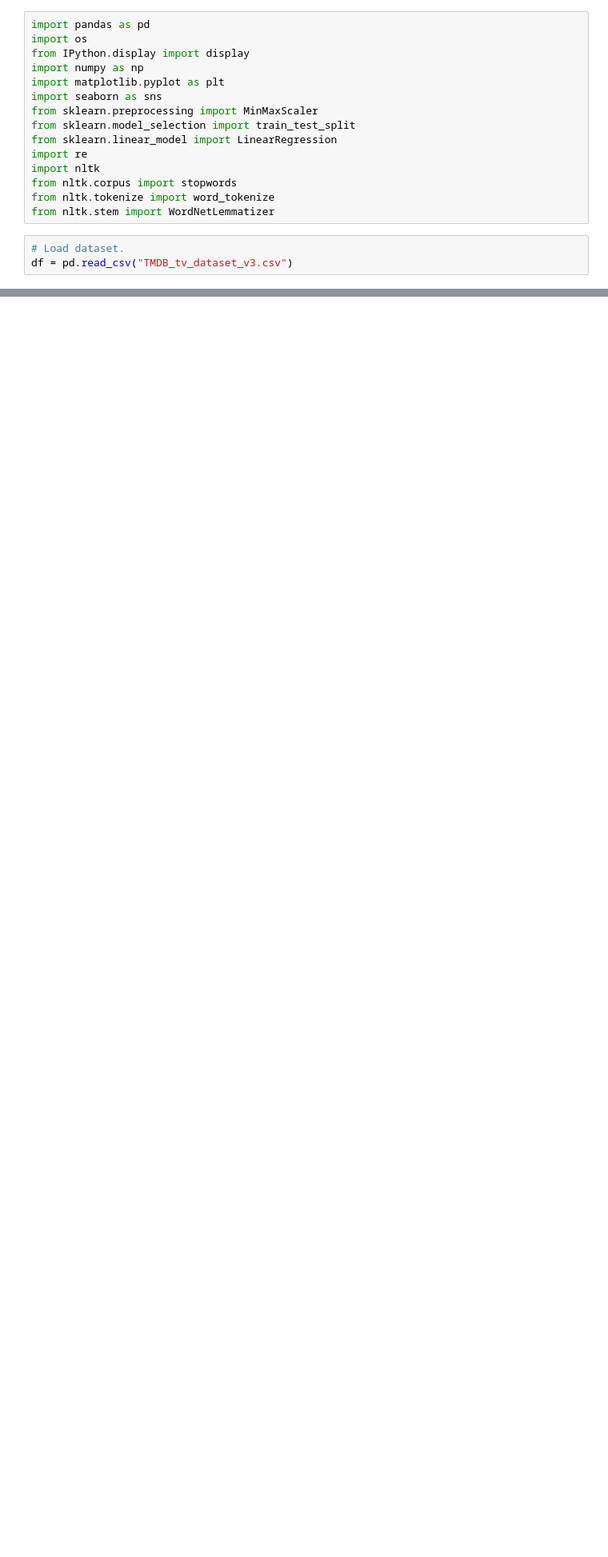
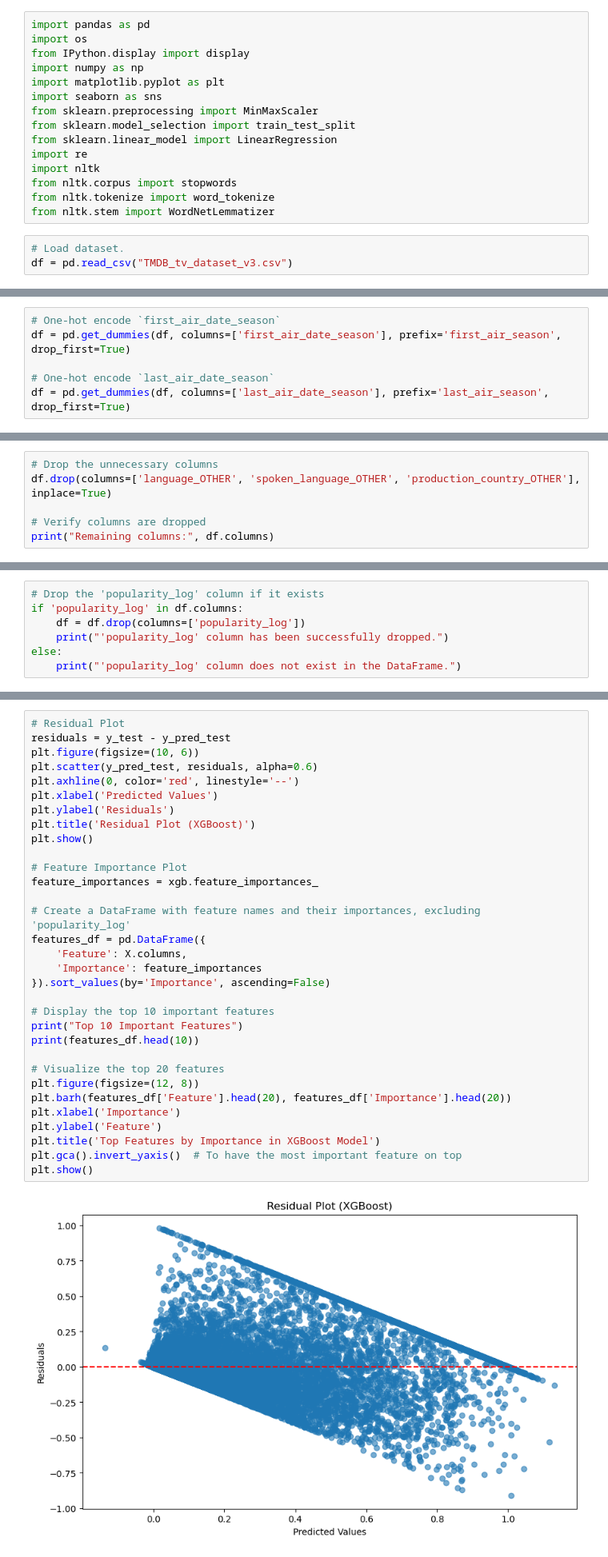
Before and after one commit to DirecTV-Team1A-NextGen-Rec/directv_tvrec, a Jupyter notebook: 12.) XG_Boost_Model.ipynb, the cells around one changed output, grey strips where cells are left out. Shown at 80% size. Cells and saved outputs as stored; diff of their text form; blank space fills up the shorter version.

```diff
--- a/12.) XG_Boost_Model.ipynb
+++ b/12.) XG_Boost_Model.ipynb
@@ -532,0 +399,6 @@ Row 7217 has an unusually high number_of_episodes (2107), which might be an erro
+# %%
+# One-hot encode `first_air_date_season`
+df = pd.get_dummies(df, columns=['first_air_date_season'], prefix='first_air_season', drop_first=True)
+
+# One-hot encode `last_air_date_season`
+df = pd.get_dummies(df, columns=['last_air_date_season'], prefix='last_air_season', drop_first=True)
@@ -532,0 +482,6 @@ Row 7217 has an unusually high number_of_episodes (2107), which might be an erro
+# %%
+# Drop the unnecessary columns
+df.drop(columns=['language_OTHER', 'spoken_language_OTHER', 'production_country_OTHER'], inplace=True)
+
+# Verify columns are dropped
+print("Remaining columns:", df.columns)
@@ -532,0 +510,7 @@ Row 7217 has an unusually high number_of_episodes (2107), which might be an erro
+# %%
+# Drop the 'popularity_log' column if it exists
+if 'popularity_log' in df.columns:
+    df = df.drop(columns=['popularity_log'])
+    print("'popularity_log' column has been successfully dropped.")
+else:
+    print("'popularity_log' column does not exist in the DataFrame.")
@@ -532,0 +613,34 @@ Row 7217 has an unusually high number_of_episodes (2107), which might be an erro
+# %%
+# Residual Plot
+residuals = y_test - y_pred_test
+plt.figure(figsize=(10, 6))
+plt.scatter(y_pred_test, residuals, alpha=0.6)
+plt.axhline(0, color='red', linestyle='--')
+plt.xlabel('Predicted Values')
+plt.ylabel('Residuals')
+plt.title('Residual Plot (XGBoost)')
+plt.show()
+
+# Feature Importance Plot
+feature_importances = xgb.feature_importances_
+
+# Create a DataFrame with feature names and their importances, excluding 'popularity_log'
+features_df = pd.DataFrame({
+    'Feature': X.columns,
+    'Importance': feature_importances
+}).sort_values(by='Importance', ascending=False)
+
+# Display the top 10 important features
+print("Top 10 Important Features")
+print(features_df.head(10))
+
+# Visualize the top 20 features
+plt.figure(figsize=(12, 8))
+plt.barh(features_df['Feature'].head(20), features_df['Importance'].head(20))
+plt.xlabel('Importance')
+plt.ylabel('Feature')
+plt.title('Top Features by Importance in XGBoost Model')
+plt.gca().invert_yaxis()  # To have the most important feature on top
+plt.show()
+# %% [output]
+[figure, added]
```
Also changed, not shown: parts of 81 cells of this notebook.
